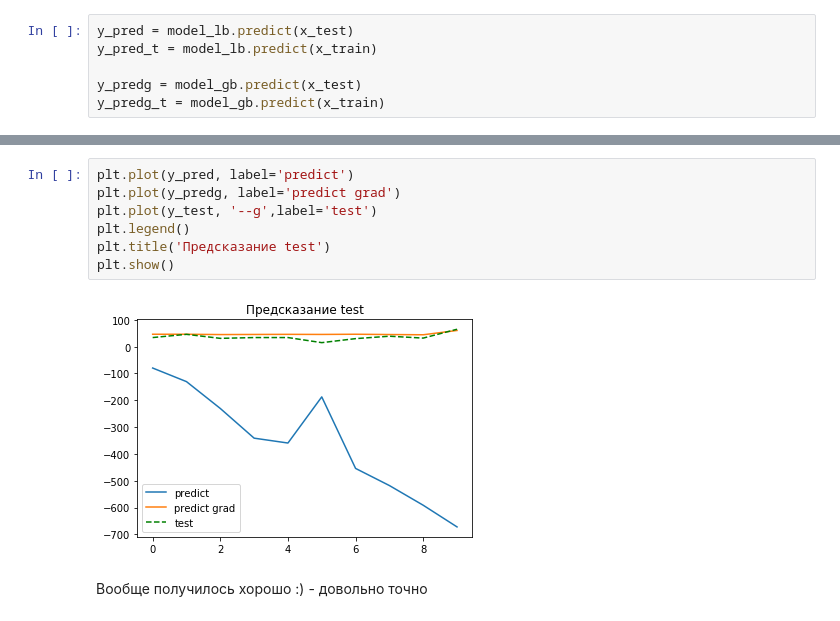
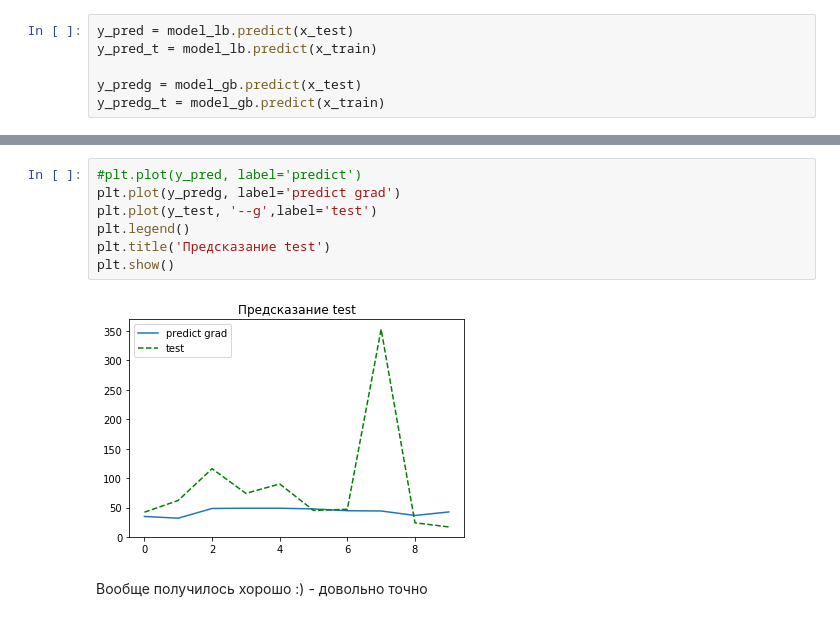
Before and after one commit to mitabunov/-L-_BI_042020, a Jupyter notebook: Анализ COVID 19.ipynb, the cells around one changed output, grey strips where cells are left out. Drawn from its saved outputs; the diff is of its cells as text.

```diff
--- a/Анализ COVID 19.ipynb
+++ b/Анализ COVID 19.ipynb
@@ -405,12 +440,12 @@ plt.show()
 # %%
-plt.plot(y_pred, label='predict')
+#plt.plot(y_pred, label='predict')
 plt.plot(y_predg, label='predict grad')
 plt.plot(y_test, '--g',label='test')
 plt.legend()
 plt.title('Предсказание test')
 plt.show()
 # %% [output]
-[figure, old version]
+[figure, new version]
 # %% [markdown]
 Вообще получилось хорошо :) - довольно точно
 # %%
```
Also changed, not shown: parts of 40 cells of this notebook, 8 other files.
